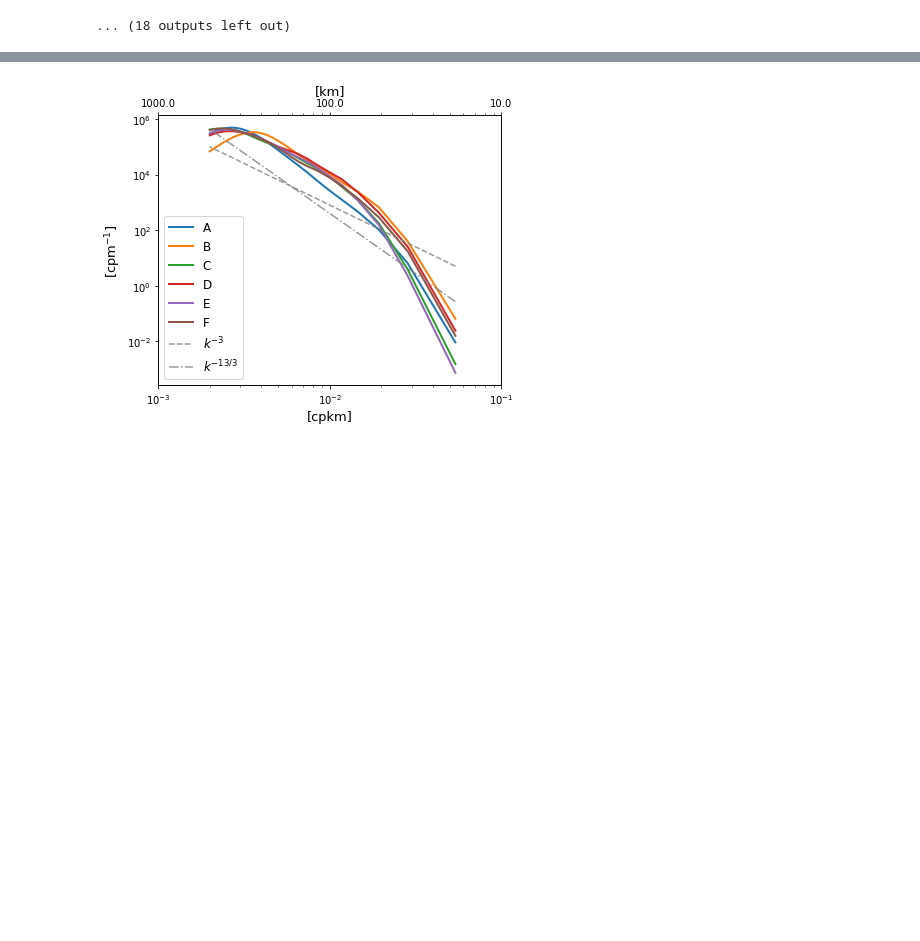
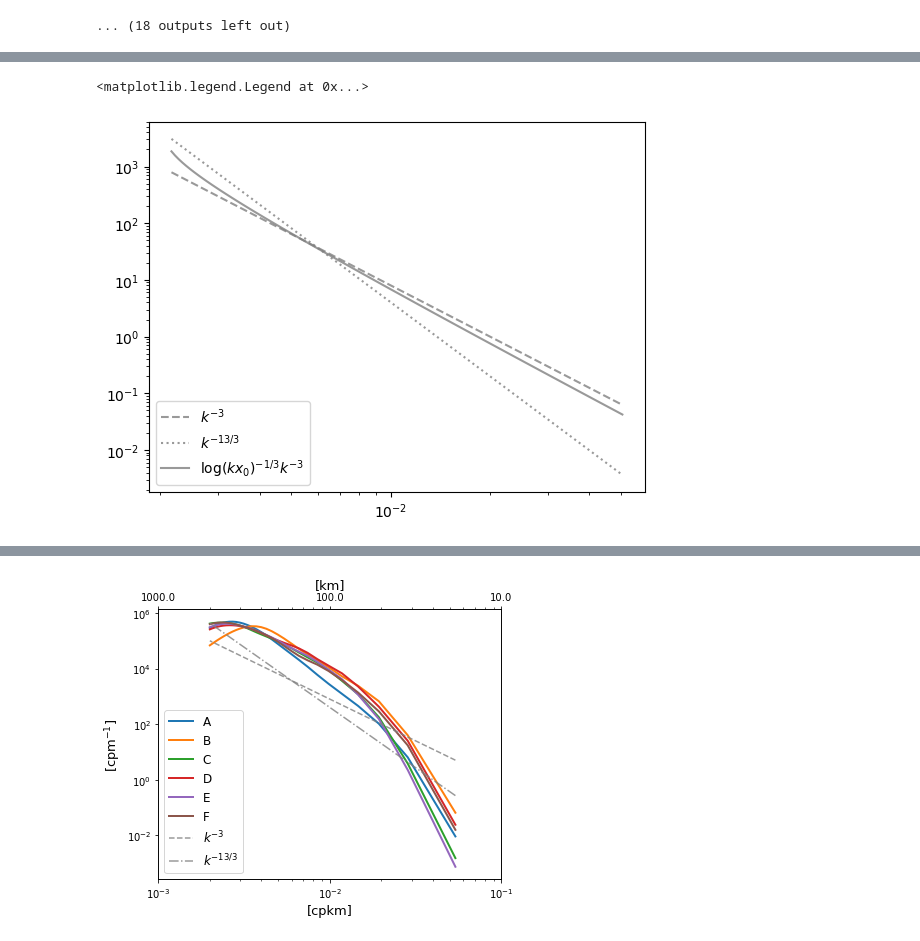
Before and after one commit to roxyboy/NA-wavelet-notes, a Jupyter notebook: Snapshots/KE-spectra.ipynb, the cells around one changed output, grey strips where cells are left out. Drawn from its saved outputs; the diff is of its cells as text; code cells hidden in the pictures; blank space fills up the shorter version.

```diff
--- a/Snapshots/KE-spectra.ipynb
+++ b/Snapshots/KE-spectra.ipynb
@@ -29,7 +25,8 @@ import matplotlib.pyplot as plt
 # ddir = '/tank/chaocean/qjamet/RUNS/ORAR/reruns2/'
 ddir = '/tank/groups/climode/qjamet/RUNS/ORAR/reruns2/'
 gdir = '/tank/chaocean/grid_chaO/gridMIT_update1/'
-savedir = '/tank/topog/tuchida/Wavelet-spectrum/'
+# savedir = '/tank/topog/tuchida/Wavelet-spectrum/'
+savedir = '/tank/spectre/tuchida/NA-wavelets/'
 tdgs = '/tank/tdgs/tuchida/TWA/'
 topog = '/tank/topog/tuchida/TWA/'
 # %%
@@ -75,11 +65,11 @@ ys = [37,43,
       30.5,30,
       24,22
      ]
-
+sreg = ['A','B','C','D','E','F']
 ntheta = 36
 xo = 50e3
-s = xr.DataArray(np.arange(.5,10.5,.5), dims=['scale'],
-                 coords={'scale':np.arange(.5,10.5,.5)}
-                )
+# s = xr.DataArray(np.arange(.5,10.5,.5), dims=['scale'],
+#                  coords={'scale':np.arange(.5,10.5,.5)}
+#                 )
 # %% [markdown]
 # Wavelet
@@ -794,0 +3086,15 @@ dsave.to_zarr('/tank/topog/tuchida/Wavelet-spectrum/isoDiags_KE_region%02d_1967-
+# %%
+fig, ax = plt.subplots()
+ax.plot((iso_psUw.scale)**-1*1e3, ((iso_psUw.scale/xo)**-1)**-3,
+        ls='--', c='grey', alpha=.8, label=r"$k^{-3}$")
+ax.plot((iso_psUw.scale)**-1*1e3, ((iso_psUw.scale/xo)**-1)**(-13/3)*2e-1,
+        ls=':', c='grey', alpha=.8, label=r"$k^{-13/3}$")
+ax.plot((iso_psUw.scale)**-1*1e3,
+        ((iso_psUw.scale/xo)**-1)**-3*np.log((iso_psUw.scale)**-1*xo*10)**(-1/3),
+        c='grey', alpha=.8, label=r"$\log(kx_0)^{-1/3}k^{-3}$")
+ax.set_xscale('log')
+ax.set_yscale('log')
+ax.legend(loc='lower left')
+# %% [output]
+<matplotlib.legend.Legend at 0x...>
+[figure, added]
```
Also changed, not shown: parts of 25 cells of this notebook, 9 other files.
